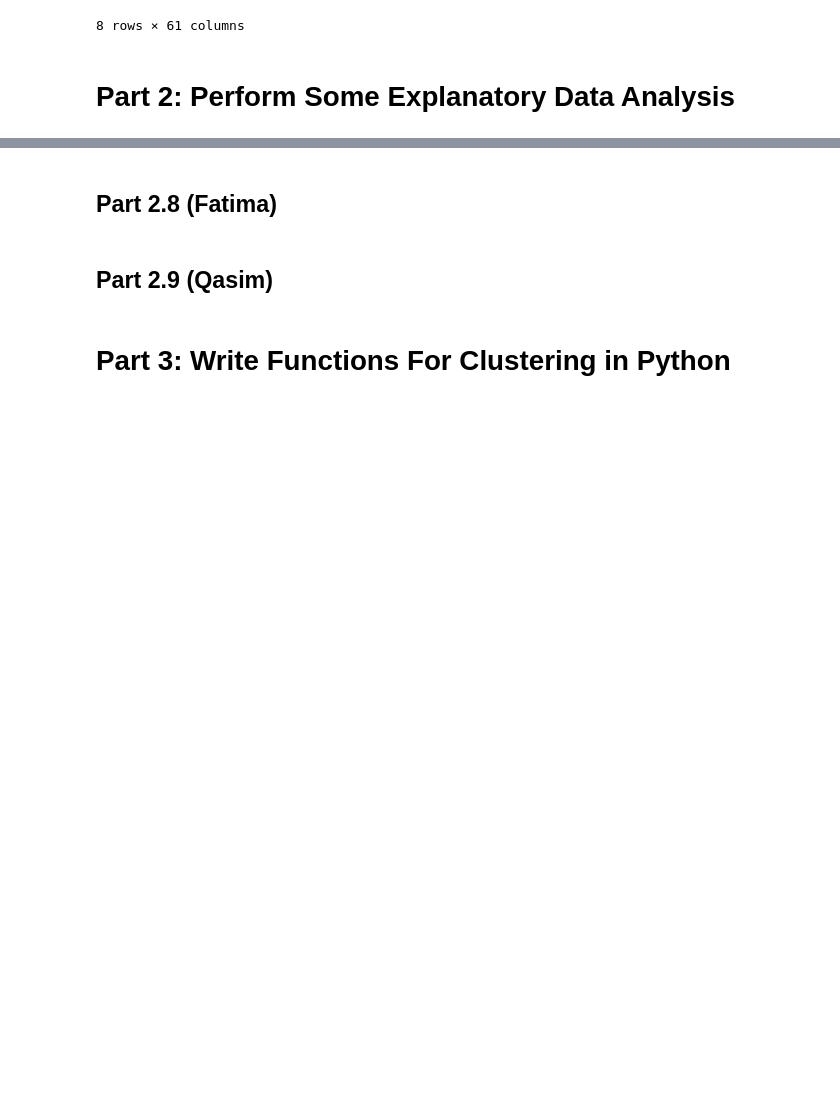
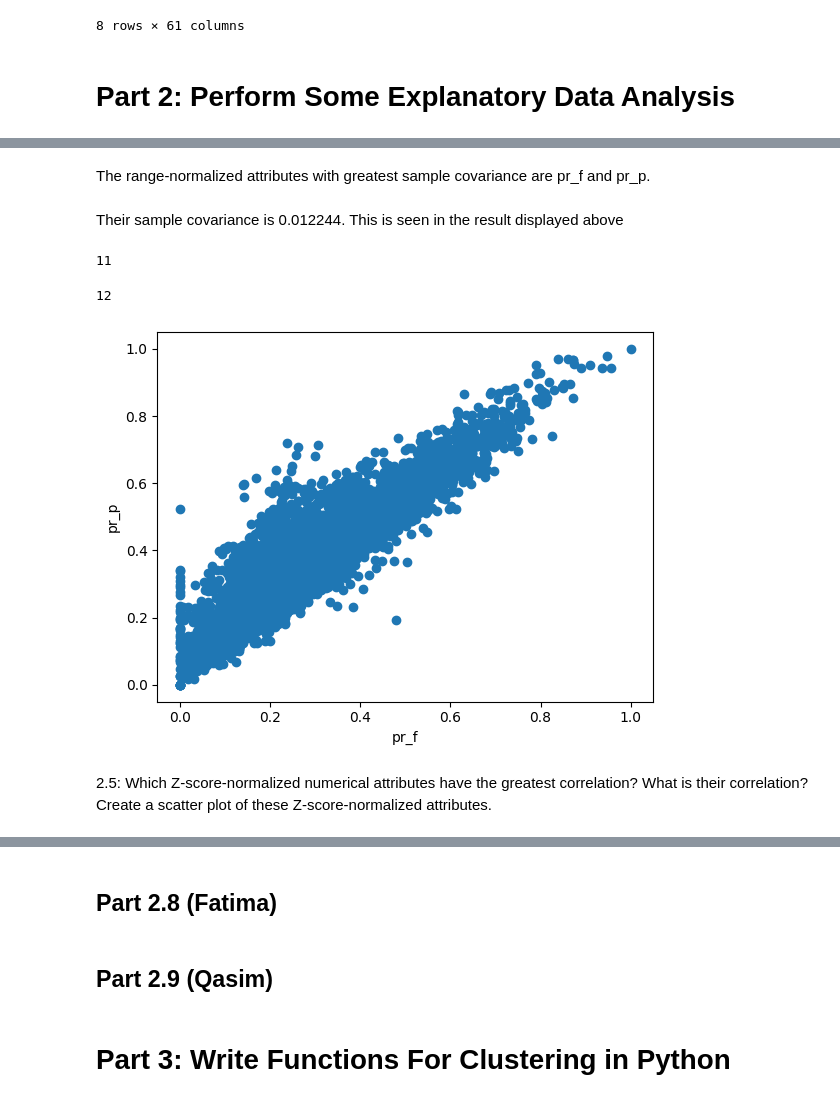
Before and after one commit to CategorIAN/CSCI_550_Project1, a Jupyter notebook: CSCI550MP1.ipynb, the cells around one changed output, grey strips where cells are left out. Cells and saved outputs as stored; diff of their text form; code cells hidden in the pictures; blank space fills up the shorter version.

```diff
--- a/CSCI550MP1.ipynb
+++ b/CSCI550MP1.ipynb
@@ -78,0 +235,3 @@ import openpyxl as xls
+# %%
+range_normalizer = preprocessing.MinMaxScaler()
+range_normalized_D = range_normalizer.fit_transform(childcare_costs)  #this carries out a range normalization on the attributtes
@@ -78,0 +336,24 @@ import openpyxl as xls
+# %% [markdown]
+The range-normalized attributes with greatest sample covariance are pr_f and pr_p.
+# %% [markdown]
+Their sample covariance is 0.012244. This is seen in the result displayed above
+# %%
+pr_f_index = childcare_costs.columns.get_loc('pr_f')  #This return  the column(or index) number of pr_f
+pr_f_index
+# %% [output]
+11
+# %%
+pr_p_index = childcare_costs.columns.get_loc('pr_p') #This return  the column(or index) number of pr_p
+pr_p_index
+# %% [output]
+12
+# %%
+plt.scatter(range_normalized_D[:, pr_f_index ], range_normalized_D[:, pr_p_index])
+plt.xlabel('pr_f')
+plt.ylabel('pr_p')
+plt.show()
+# %% [output]
+[figure, added]
+# %% [markdown]
+2.5: Which Z-score-normalized numerical attributes have the greatest correlation? What is
+their correlation? Create a scatter plot of these Z-score-normalized attributes.
```
Also changed, not shown: parts of 57 cells of this notebook.
